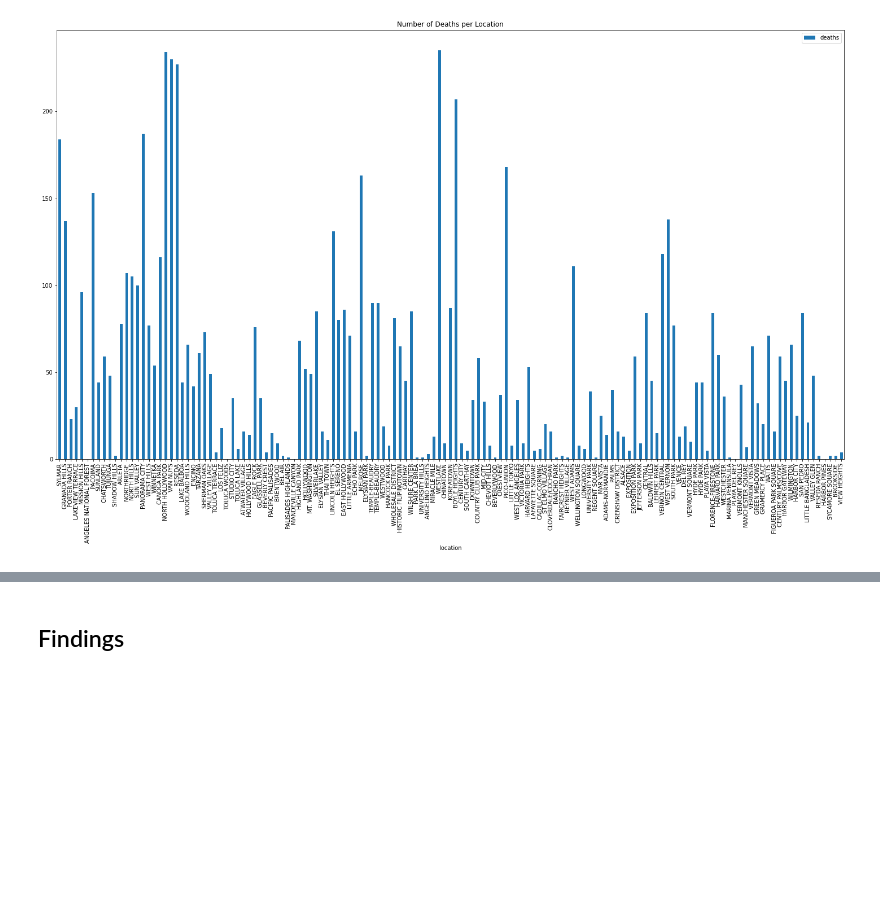
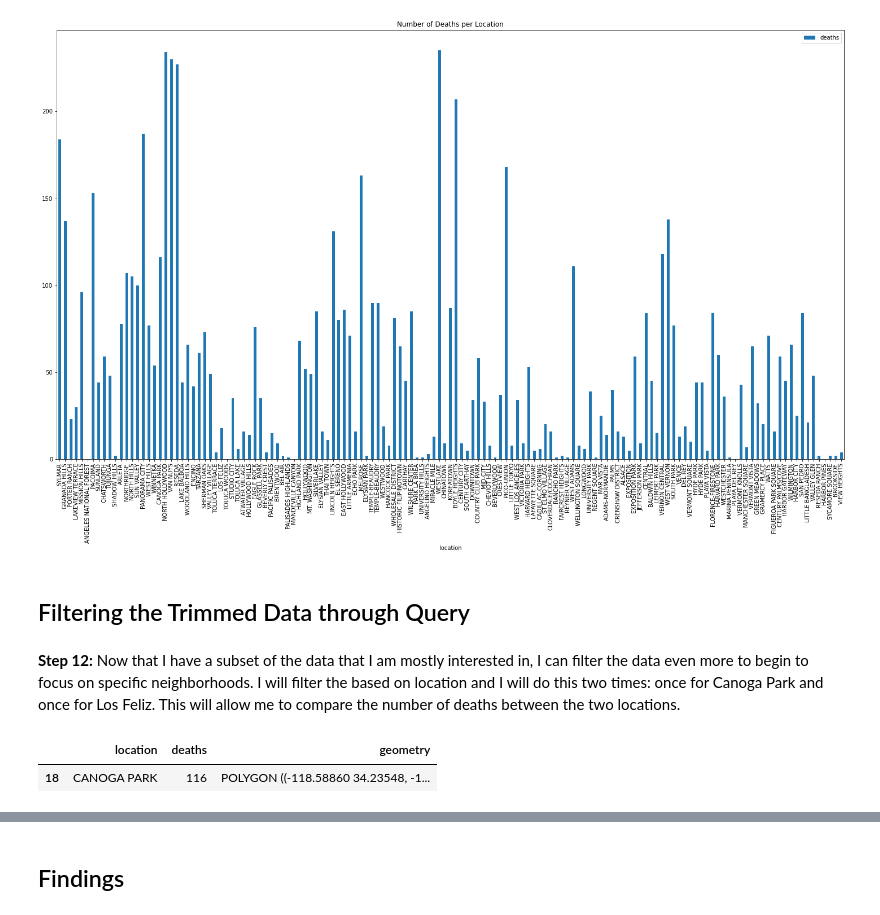
Before and after one commit to nelsonguevara95/up206a-Nelson, a Jupyter notebook: week01/week01assignment.ipynb, the cells around one changed output, grey strips where cells are left out. Drawn from its saved outputs; the diff is of its cells as text; code cells hidden in the pictures; blank space fills up the shorter version.

```diff
--- a/week01/week01assignment.ipynb
+++ b/week01/week01assignment.ipynb
@@ -187,3 +189,12 @@ covid19_trimmed.plot.bar(
 # %% [output]
 <AxesSubplot:title={'center':'Number of Deaths per Location'}, xlabel='location'>
 [figure]
+# %% [markdown]
+## Filtering the Trimmed Data through Query
+# %% [markdown]
+**Step 12:** Now that I have a subset of the data that I am mostly interested in, I can filter the data even more to begin to focus on specific neighborhoods. I will filter the based on location and I will do this two times: once for Canoga Park and once for Los Feliz. This will allow me to compare the number of deaths between the two locations.
+# %%
+covid19_trimmed[covid19_trimmed.location == 'CANOGA PARK']
+# %% [output]
+|  | location | deaths | geometry |
+| 18 | CANOGA PARK | 116 | POLYGON ((-118.58860 34.23548, -1... |
```
Also changed, not shown: parts of 10 cells of this notebook.
